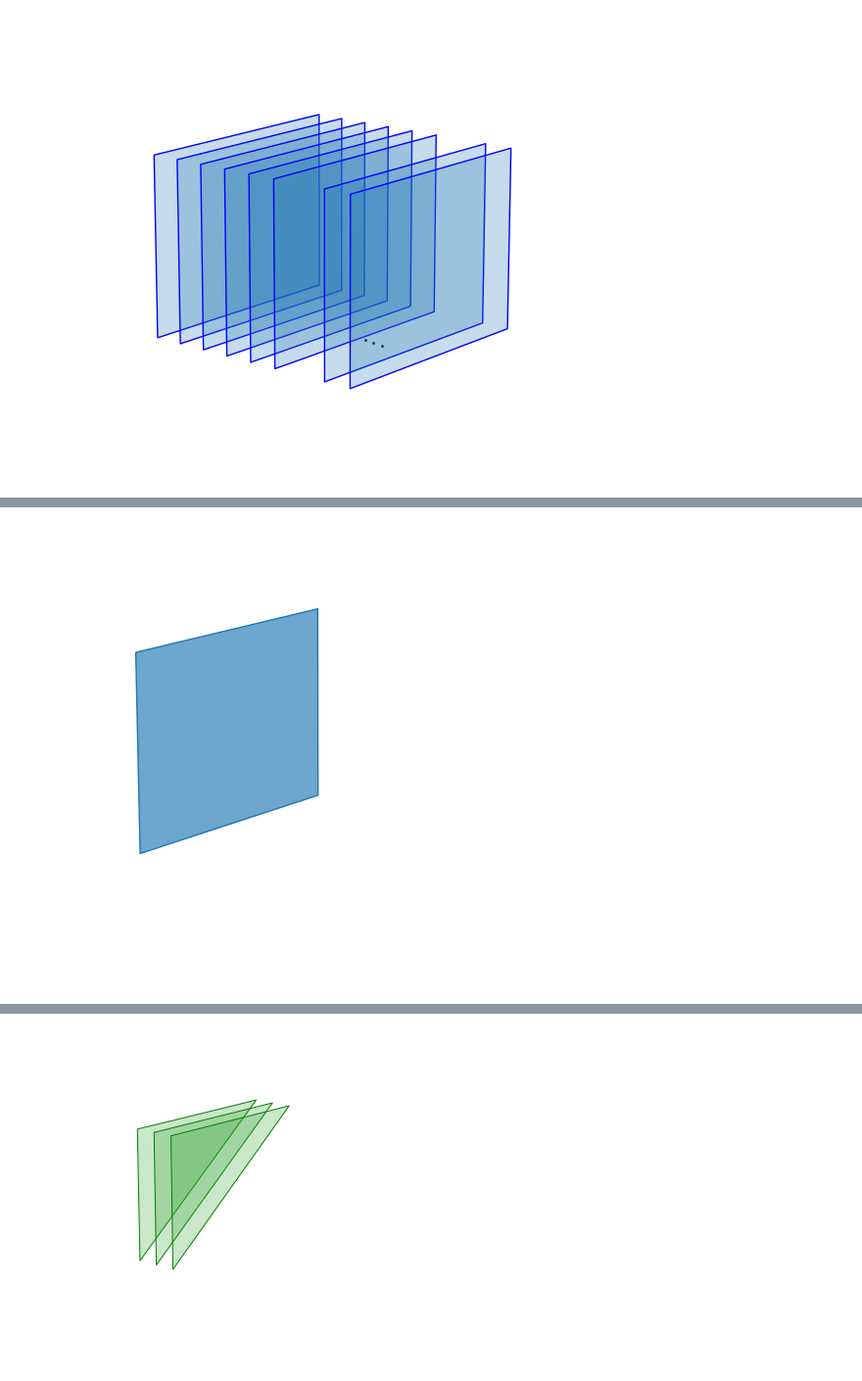
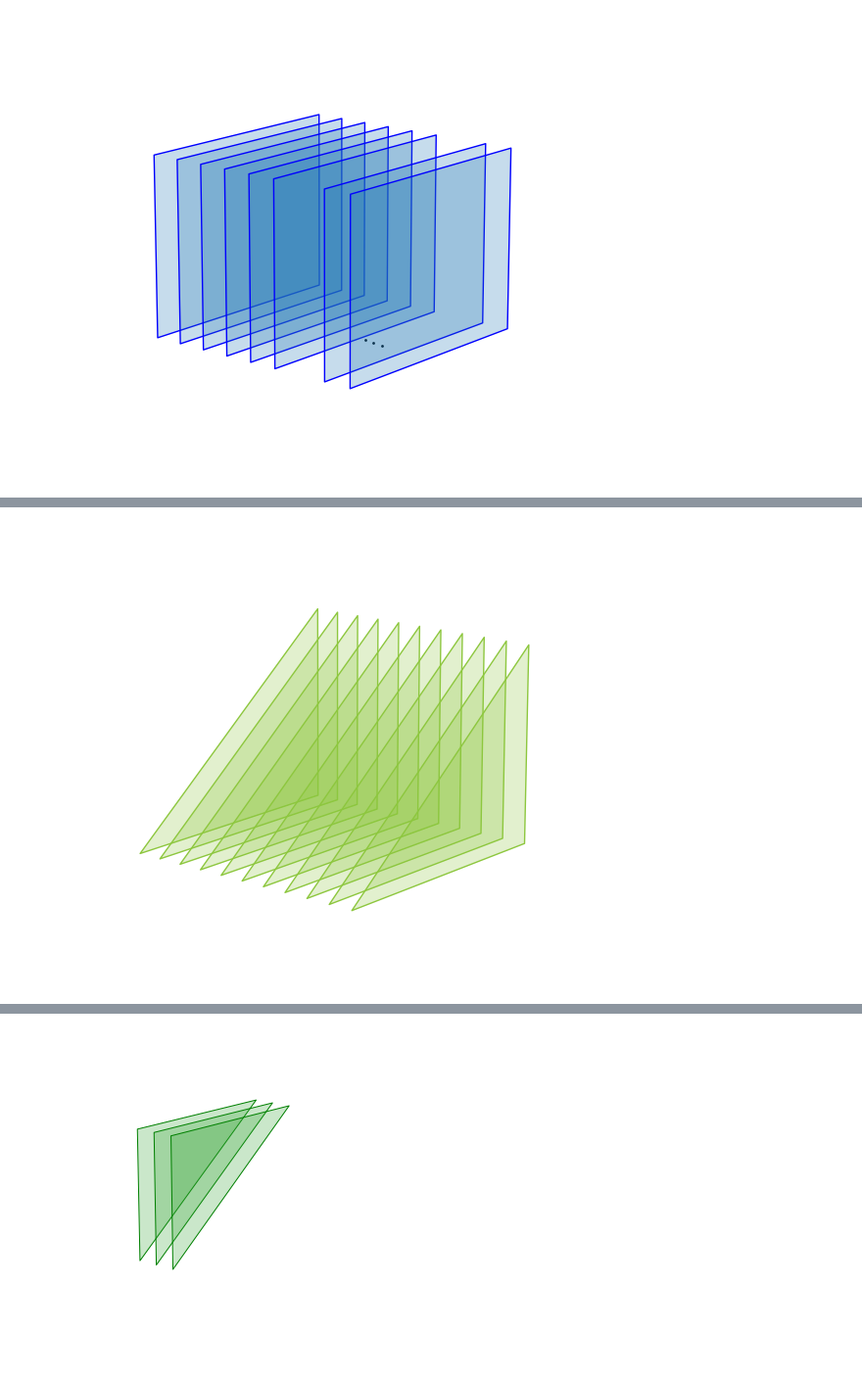
Before and after one commit to Nikoleta-v3/conditional-cooperation-with-longer-memory, a Jupyter notebook: notebooks/B. Figures for Presentations.ipynb, the cells around one changed output, grey strips where cells are left out. Shown at 98% size. Saved outputs shown, nothing was run; the diff lists cells and outputs as text; code cells hidden in the pictures.

```diff
--- a/notebooks/B. Figures for Presentations.ipynb
+++ b/notebooks/B. Figures for Presentations.ipynb
@@ -251,38 +402,39 @@ ax = fig.add_subplot(131, projection='3d')
 # ax.set_yticks([0, .5, 1])
 # ax.set_zticks([0, .5, 1])
 
 # ax.set_xticklabels([0, "", 1])
 # ax.set_yticklabels([0, "", 1])
 # ax.set_zticklabels([0, "", 1])
 
 
 # ax.annotate("$p_2$", (-0.03, -0.073), fontsize=15)
 # ax.annotate("$p_3$", (.065, -0.055), fontsize=15)
 # ax.annotate("$p_4$", (.08, 0.003), fontsize=15)
 
 ax.axis('off')
 
 ax.view_init(15, -50)
 
-for x in [0.,]:
+for x in np.linspace(0, 1, 11):
 
     v = np.array([[x, 0, 0],
-                  [x, 1, 0],
+                  [x, 0, 1],
                   [x, 1, 1],
-                  [x, 0, 1]])
+                  [x, 1, 0]])
 
-    verts = [[v[0], v[1], v[2], v[3]]]
+    verts = [[v[0], v[3], v[2]]]
 
-    ax.add_collection3d(Poly3DCollection(verts, facecolor='tab:blue',
+    ax.add_collection3d(Poly3DCollection(verts, facecolor='#8DC73E',
                                          linewidths=1,
                                          linestyle='-',
-                                         edgecolors='tab:blue', alpha=.65));
+                                         edgecolors='#8DC73E', alpha=.25));
 
 # ax.scatter(0.71, 0.5, 0, color='black', s=1)
 # ax.scatter(0.66, 0.51, 0, color='black', s=1)
 # ax.scatter(0.76, 0.49, 0, color='black', s=1)
 
-plt.savefig("../figures/memory_one.png",
+
+plt.savefig("../figures/reactive_n.png",
             transparent=True,  bbox_inches='tight')
 # %% [output]
-[figure, old version]
+[figure, new version]
```
Also changed, not shown: parts of 7 cells of this notebook, 24 other files.
